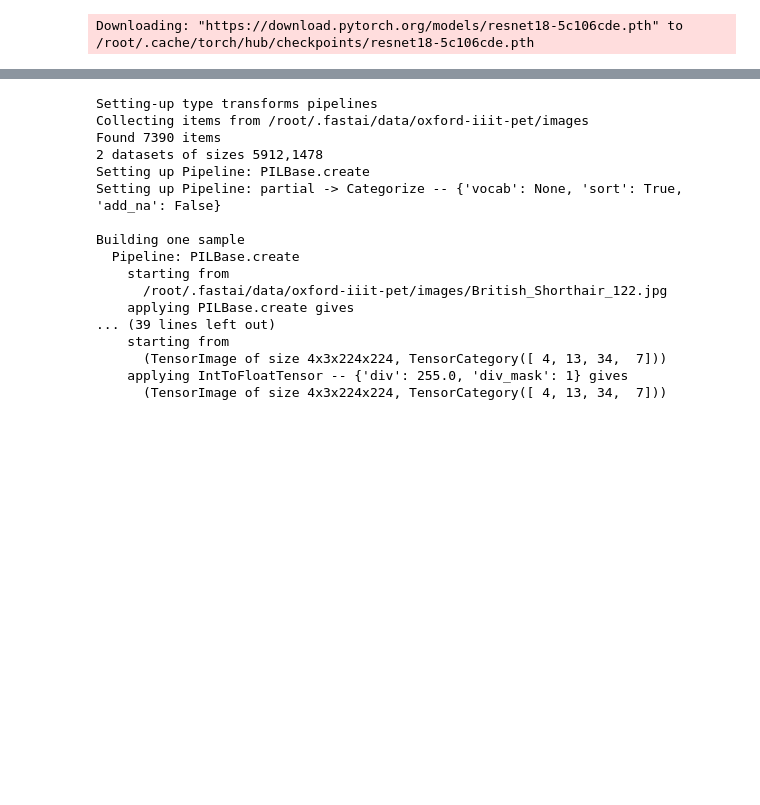
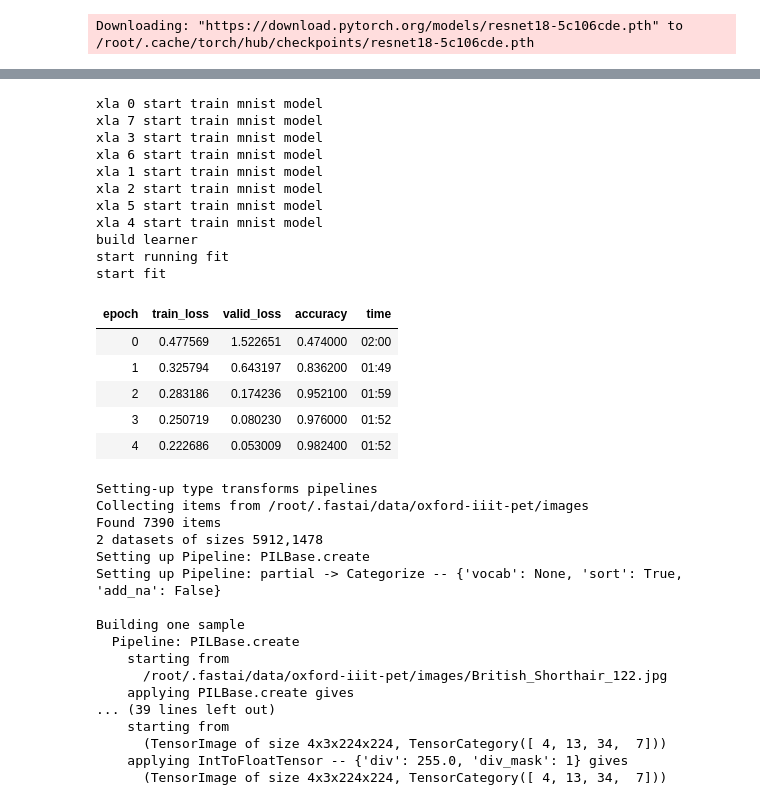
Before and after one commit to butchland/fastai_xla_extensions, a Jupyter notebook: nbs/03_multi_core.base.ipynb, the cells around one changed output, grey strips where cells are left out. Saved outputs shown, nothing was run; the diff lists cells and outputs as text; code cells hidden in the pictures; blank space fills up the shorter version.

```diff
--- a/nbs/03_multi_core.base.ipynb
+++ b/nbs/03_multi_core.base.ipynb
@@ -1087,8 +1130,26 @@ WRAPPED_MODEL2 = xmp.MpModelWrapper(custom_model2)
 # %%
 #colab
 # %%time
-# xmp.spawn(_mp_fn3, args=(FLAGS2,), nprocs=FLAGS2['num_cores'],
-#         start_method='fork')
+xmp.spawn(_mp_fn3, args=(FLAGS2,), nprocs=FLAGS2['num_cores'],
+        start_method='fork')
+# %% [output]
+xla 0 start train mnist model
+xla 7 start train mnist model
+xla 3 start train mnist model
+xla 6 start train mnist model
+xla 1 start train mnist model
+xla 2 start train mnist model
+xla 5 start train mnist model
+xla 4 start train mnist model
+build learner
+start running fit
+start fit
+| epoch | train_loss | valid_loss | accuracy | time |
+| 0 | 0.477569 | 1.522651 | 0.474000 | 02:00 |
+| 1 | 0.325794 | 0.643197 | 0.836200 | 01:49 |
+| 2 | 0.283186 | 0.174236 | 0.952100 | 01:59 |
+| 3 | 0.250719 | 0.080230 | 0.976000 | 01:52 |
+| 4 | 0.222686 | 0.053009 | 0.982400 | 01:52 |
 # %%
 #hide
 #colab
```
Also changed, not shown: parts of 6 cells of this notebook, 5 other files.
